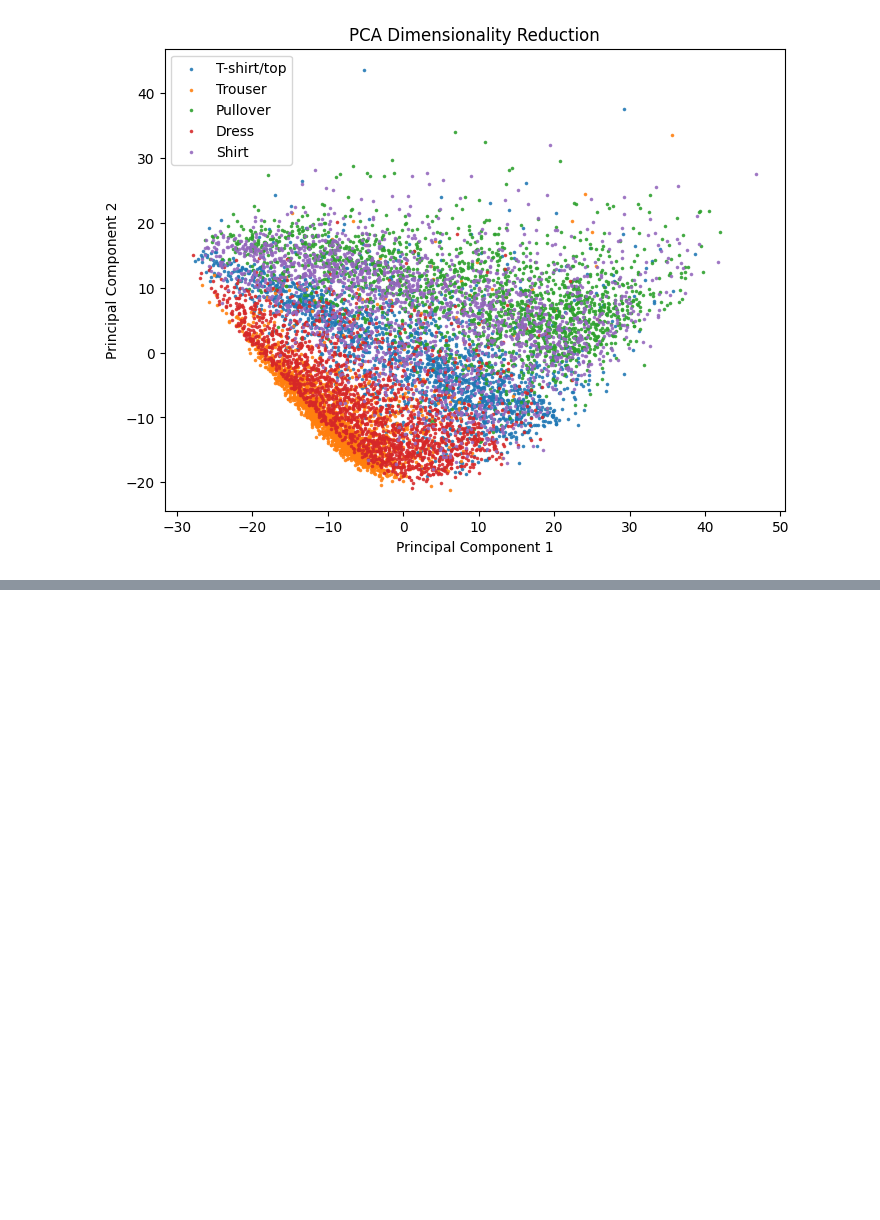
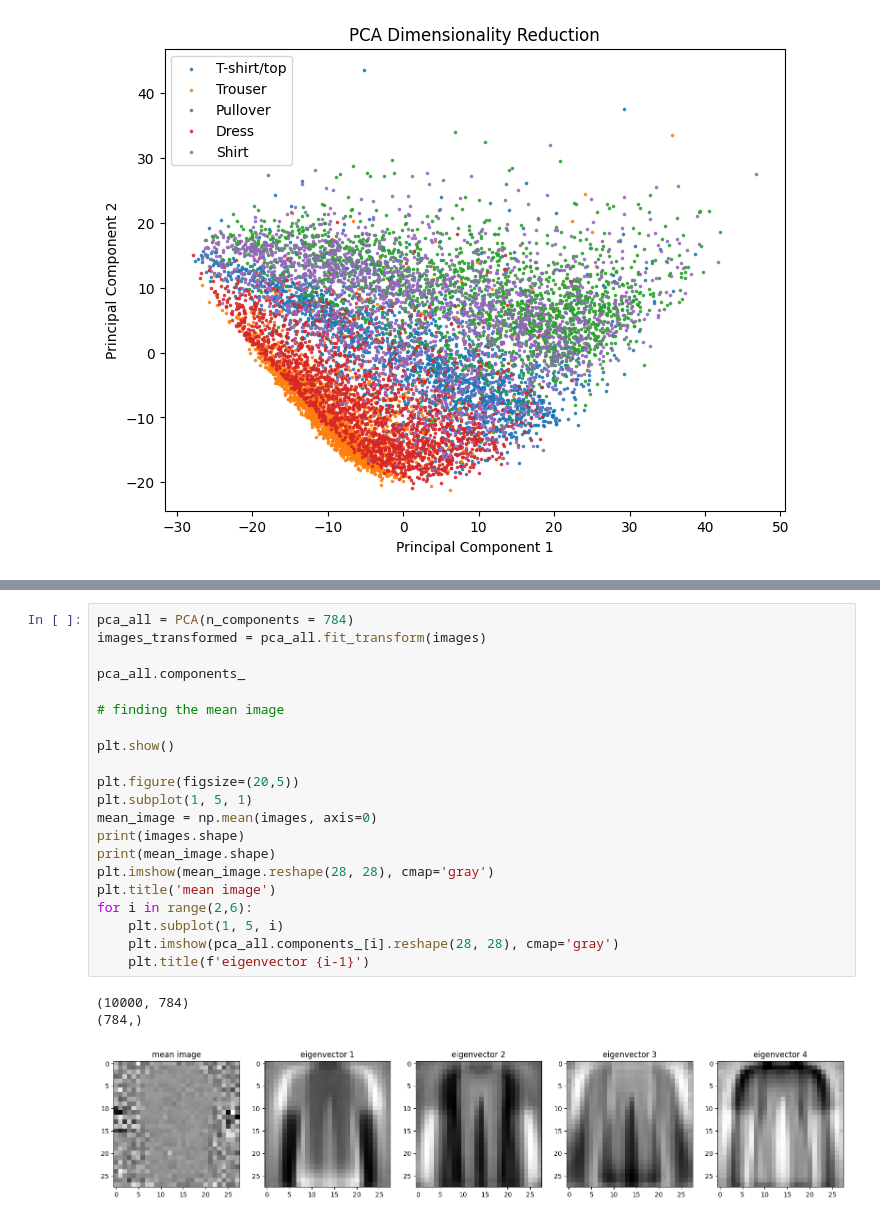
Before and after one commit to AnnaMariaGnat/ML_Project, a Jupyter notebook: Notebooks/01-EDA/01-PCA.ipynb, the cells around one changed output, grey strips where cells are left out. Cells and saved outputs as stored; diff of their text form; blank space fills up the shorter version.

```diff
--- a/Notebooks/01-EDA/01-PCA.ipynb
+++ b/Notebooks/01-EDA/01-PCA.ipynb
@@ -120,0 +122,25 @@ Label:  2 Pullover
+# %%
+pca_all = PCA(n_components = 784)
+images_transformed = pca_all.fit_transform(images)
+
+pca_all.components_
+
+# finding the mean image
+
+plt.show()
+
+plt.figure(figsize=(20,5))
+plt.subplot(1, 5, 1)
+mean_image = np.mean(images, axis=0)
+print(images.shape)
+print(mean_image.shape)
+plt.imshow(mean_image.reshape(28, 28), cmap='gray')
+plt.title('mean image')
+for i in range(2,6):
+    plt.subplot(1, 5, i)
+    plt.imshow(pca_all.components_[i].reshape(28, 28), cmap='gray')
+    plt.title(f'eigenvector {i-1}')
+# %% [output]
+(10000, 784)
+(784,)
+[figure, added]
```
Also changed, not shown: parts of 9 cells of this notebook.
